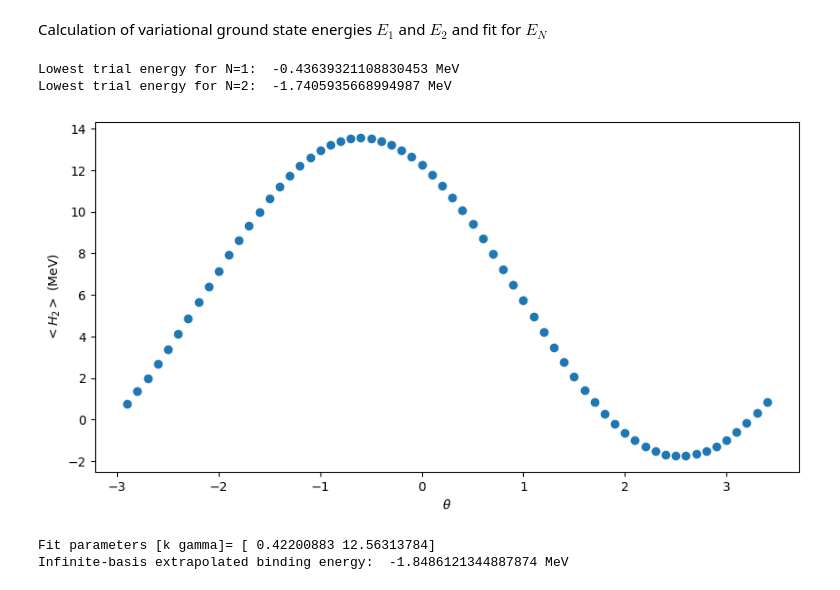
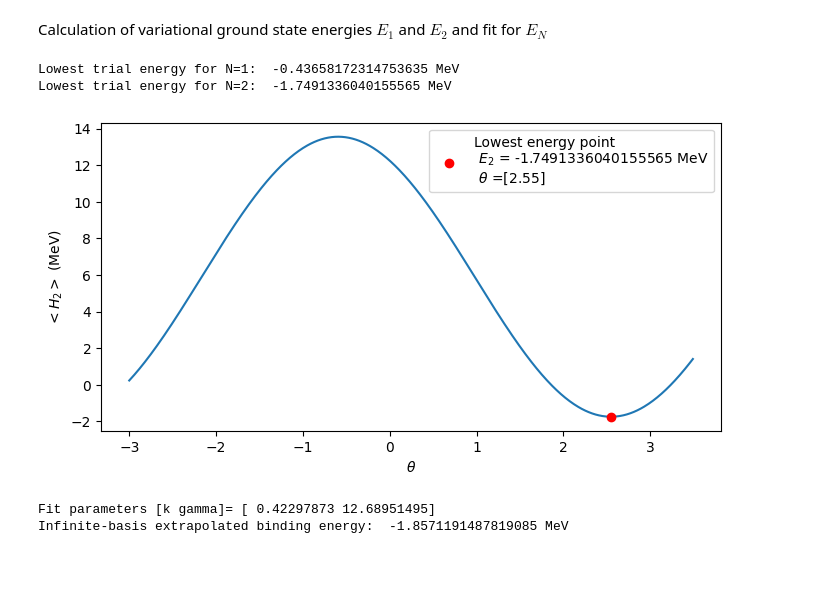
Before and after one commit to diegoscantam/2qubits, a Jupyter notebook: simple_test.ipynb, the cells around one changed output. Cells and saved outputs as stored; diff of their text form; code cells hidden in the pictures.

Commit message:
Plot + update readme

```diff
--- a/simple_test.ipynb
+++ b/simple_test.ipynb
@@ -28,7 +28,7 @@ c = 2.99792458e+23 # fm /s
 omega = c* 7.0/hbar_c
 
 # Loop over variational parameter theta
-theta = np.arange(-2.9,+3.5,0.1)
+theta = np.arange(-3,+3.5,0.01)
 exp_val_1 = np.empty(len(theta))
 exp_val_2 = np.empty(len(theta))
 for kk in range(0, len(theta)):
@@ -38,11 +38,8 @@ for kk in range(0, len(theta)):
     # Add X gate to qubit 0
     circuit.x(0)
 
-    # Angle of the rotation around y axis
-    th= theta[kk]
-
-    # Controlled unitary gate (rotation around y axis) on qubit 1
-    circuit.ry(th, 1)
+    # Rotation around y axis on qubit 1
+    circuit.ry(theta[kk], 1)
 
     # Add CNOT, control q1, target q0
     circuit.cx(1,0)
@@ -56,6 +53,9 @@ for kk in range(0, len(theta)):
     exp_val_1[kk]=state.expectation_value(Hamilt_1).real
     exp_val_2[kk]=state.expectation_value(Hamilt_2).real
 
+# Lowest trial energies
+E_1 =  min(exp_val_1)
+E_2 = min(exp_val_2)
 
 # Map the quantum measurement to the classical bits
 #circuit.measure([0, 1], [0, 1])
@@ -64,42 +64,52 @@ for kk in range(0, len(theta)):
 # and topology (coupling_map) of the backend
 #compiled_circuit = transpile(circuit, simulator)
 
 # Execute the circuit on the aer simulator
 #job = simulator.run(compiled_circuit, shots=10000)
 
 # Grab results from the job
 #result = job.result()
 
 # Returns counts
 #counts = result.get_counts(compiled_circuit)
 #print("\nTotal count for 00 and 11 are:", counts)
 
 
 # Draw the circuit
 #circuit.draw('mpl')
 
 # Plot style options
-w = 10
-h = 5
+w = 8
+h = 4
 fontsize = 12
 cmap = plt.get_cmap('tab20')
 
+# <H_1>(theta)
+#lbl = 'Lowest energy point\n $E_1$ = ' + str(E_1) + ' MeV\n $\\theta$ =' + str(theta[np.where(exp_val_1 == E_1)])
+#plt.figure(figsize=(w,h))
+#plt.plot(theta, exp_val_1)
+#plt.scatter(theta[np.where(exp_val_1 == E_1)], E_1, zorder= 5, color='red', label = lbl )
+#plt.legend()
+#plt.xlabel("$\\theta$")
+#plt.ylabel("$<H_1>$ (MeV)")
+
 # <H_2>(theta)
+lbl = 'Lowest energy point\n $E_2$ = ' + str(E_2) + ' MeV\n $\\theta$ =' + str(theta[np.where(exp_val_2 == E_2)])
 plt.figure(figsize=(w,h))
-plt.scatter(theta, exp_val_2)
+plt.plot(theta, exp_val_2)
+plt.scatter(theta[np.where(exp_val_2 == E_2)], E_2, zorder= 5, color='red', label = lbl )
+plt.legend()
 plt.xlabel("$\\theta$")
 plt.ylabel("$<H_2>$ (MeV)")
 
-# Lowest trial energies
-E_1 =  min(exp_val_1)
-E_2 = min(exp_val_2)
+
 
 print('Lowest trial energy for N=1: ', E_1, 'MeV')
 print('Lowest trial energy for N=2: ', E_2, 'MeV')
 # %% [output]
-Lowest trial energy for N=1:  -0.43639321108830453 MeV
-Lowest trial energy for N=2:  -1.7405935668994987 MeV
+Lowest trial energy for N=1:  -0.43658172314753635 MeV
+Lowest trial energy for N=2:  -1.7491336040155565 MeV
-[figure, old version]
+[figure, new version]
 # %%
 # List of trial energies
 E_data = np.array([E_1 , E_2])
@@ -114,9 +124,9 @@ def E_N_func(x, k, gamma):
 # Fit to k and gamma
 param, cov = curve_fit(E_N_func, L, E_data)
 
+# Results
 print('Fit parameters [k gamma]=', param)
-# Results
 print('Infinite-basis extrapolated binding energy: ', -hbar_c*hbar_c*param[0]*param[0]/(2*m), 'MeV')
 # %% [output]
-Fit parameters [k gamma]= [ 0.42200883 12.56313784]
-Infinite-basis extrapolated binding energy:  -1.8486121344887874 MeV
+Fit parameters [k gamma]= [ 0.42297873 12.68951495]
+Infinite-basis extrapolated binding energy:  -1.8571191487819085 MeV
```
Also changed, not shown: 1 other file.
